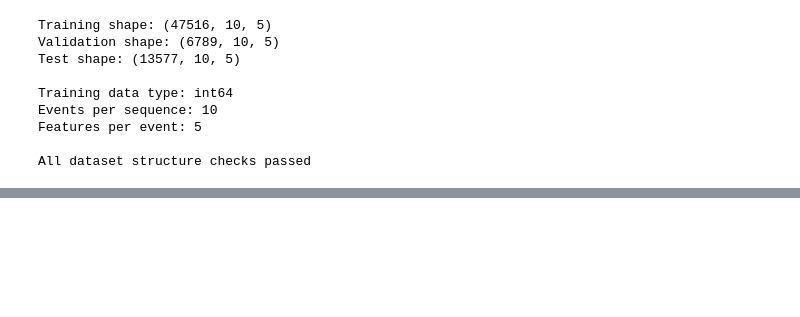
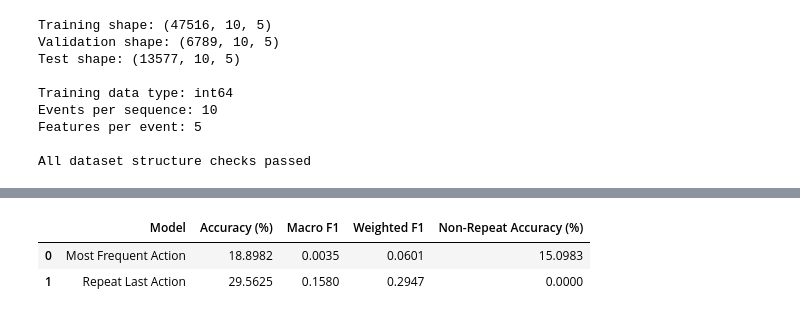
Before and after one commit to HarrisonWilliams123/data-mining-project, a Jupyter notebook: SmartSense_Classification.ipynb, the cells around one changed output, grey strips where cells are left out. Drawn from its saved outputs; the diff is of its cells as text; code cells hidden in the pictures; blank space fills up the shorter version.

```diff
--- a/SmartSense_Classification.ipynb
+++ b/SmartSense_Classification.ipynb
@@ -52,0 +210,76 @@ All dataset structure checks passed
+# %%
+from sklearn.metrics import (
+    accuracy_score,
+    f1_score,
+    classification_report
+)
+
+# Baseline 1: Most frequent training action
+most_frequent_action = pd.Series(y_train).mode()[0]
+
+pred_majority = np.full(
+    shape=len(y_val),
+    fill_value=most_frequent_action
+)
+
+# Baseline 2: Repeat the ninth event's action
+pred_repeat = X_val[:, -1, 4].copy()
+
+# Evaluate both baselines
+baseline_predictions = {
+    "Most Frequent Action": pred_majority,
+    "Repeat Last Action": pred_repeat
+}
+
+baseline_results = []
+
+for name, predictions in baseline_predictions.items():
+
+    accuracy = accuracy_score(y_val, predictions)
+
+    macro_f1 = f1_score(
+        y_val,
+        predictions,
+        average="macro",
+        zero_division=0
+    )
+
+    weighted_f1 = f1_score(
+        y_val,
+        predictions,
+        average="weighted",
+        zero_division=0
+    )
+
+    # Evaluate only actions that differ from the previous one
+    non_repeat_mask = (
+        y_val != X_val[:, -1, 4]
+    )
+
+    non_repeat_accuracy = accuracy_score(
+        y_val[non_repeat_mask],
+        predictions[non_repeat_mask]
+    ) if non_repeat_mask.any() else np.nan
+
+    baseline_results.append({
+        "Model": name,
+        "Accuracy (%)": accuracy * 100,
+        "Macro F1": macro_f1,
+        "Weighted F1": weighted_f1,
+        "Non-Repeat Accuracy (%)": (
+            non_repeat_accuracy * 100
+        )
+    })
+
+baseline_df = pd.DataFrame(baseline_results)
+
+print("Most frequent training action:", most_frequent_action)
+
+print(
+    "Validation actions differing from previous action:",
+    int(non_repeat_mask.sum())
+)
+
+print("\nBaseline classification results:")
+display(baseline_df.round(4))
+# %% [output]
@@ -52,0 +290,3 @@ All dataset structure checks passed
+|  | Model | Accuracy (%) | Macro F1 | Weighted F1 | Non-Repeat Accuracy (%) |
+| 0 | Most Frequent Action | 18.8982 | 0.0035 | 0.0601 | 15.0983 |
+| 1 | Repeat Last Action | 29.5625 | 0.1580 | 0.2947 | 0.0000 |
```
Also changed, not shown: parts of 4 cells of this notebook.
